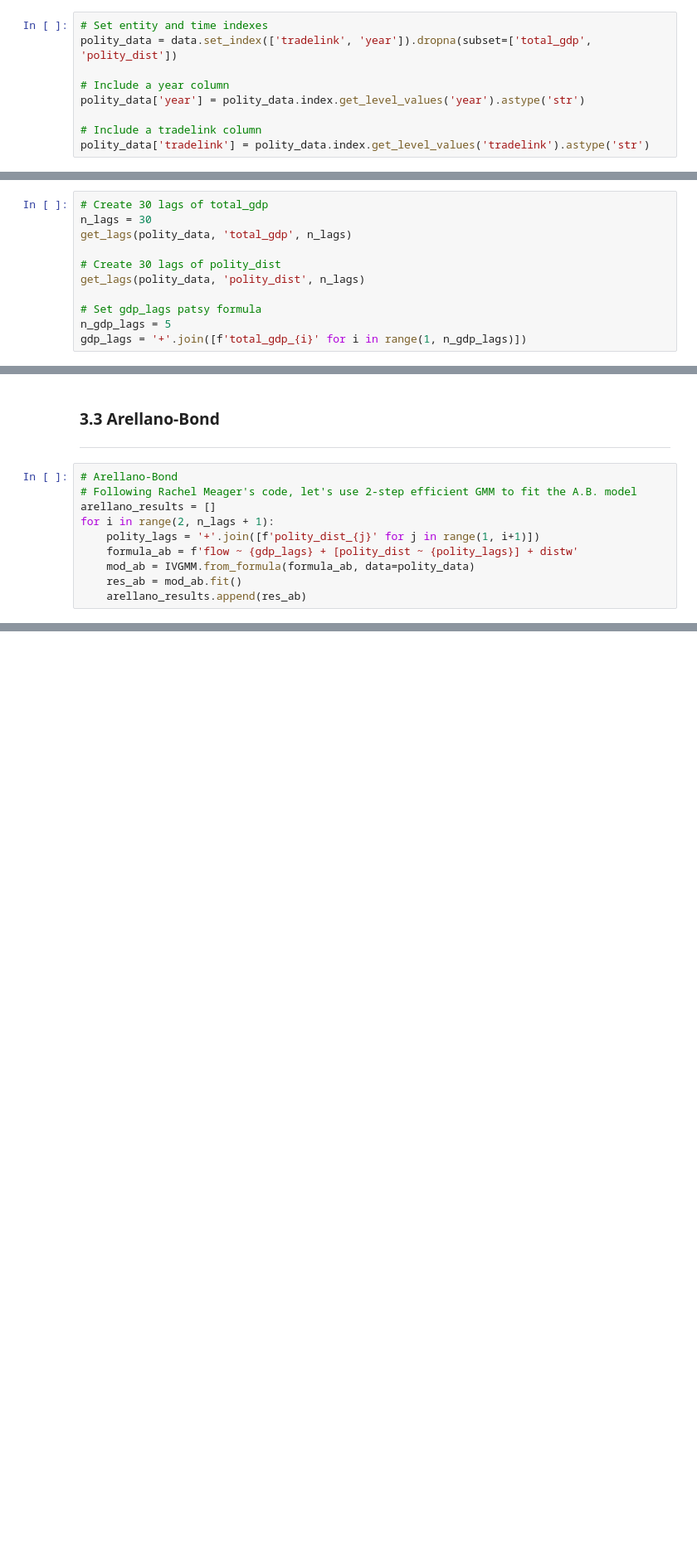
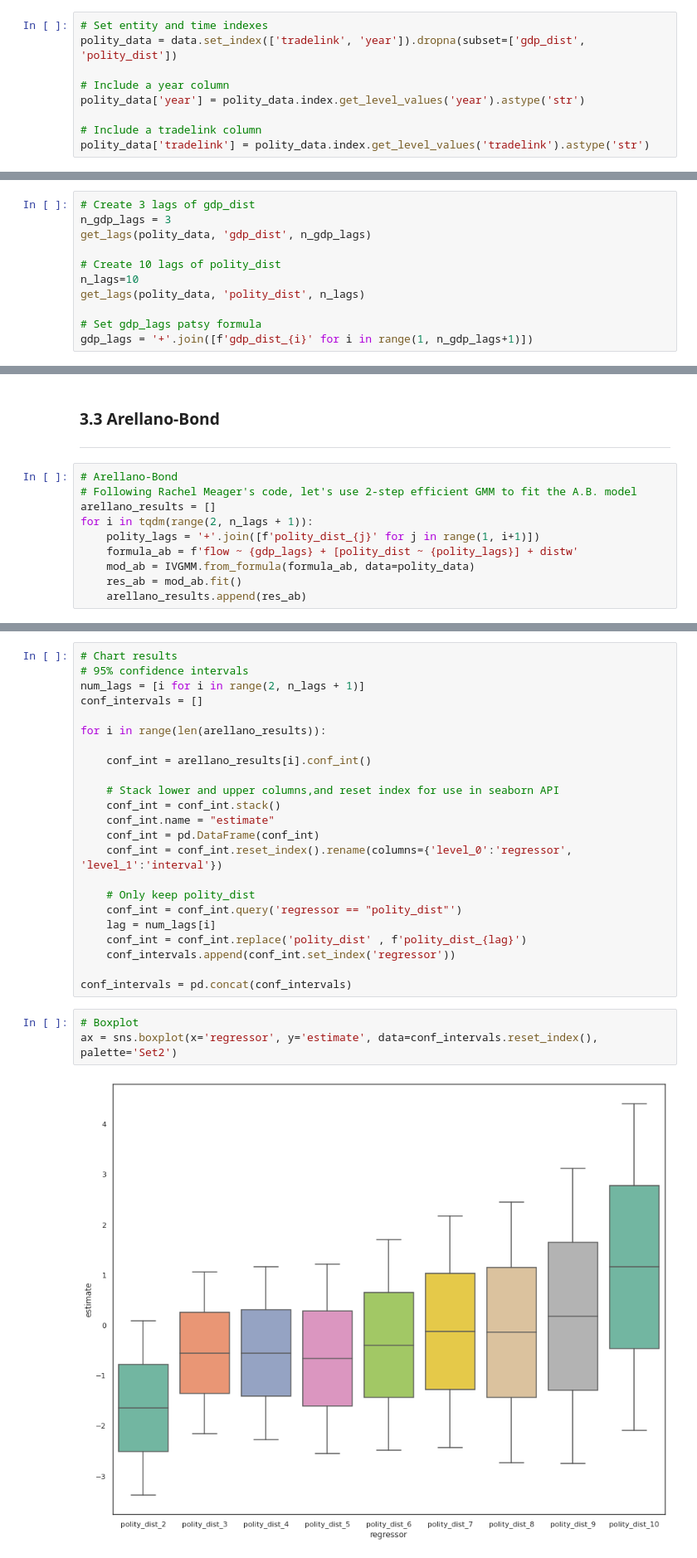
Before and after one commit to topher-lo/tradeflow-polity, a Jupyter notebook: notebooks/model.ipynb, the cells around one changed output, grey strips where cells are left out. Shown at 83% size. Drawn from its saved outputs; the diff is of its cells as text; blank space fills up the shorter version.

```diff
--- a/notebooks/model.ipynb
+++ b/notebooks/model.ipynb
@@ -73,7 +120,7 @@ grid.set_axis_labels(xlabel='Distance (km)', ylabel='Trade Flow (current US$ mil
 ---
 # %%
 # Set entity and time indexes
-polity_data = data.set_index(['tradelink', 'year']).dropna(subset=['total_gdp', 'polity_dist'])
+polity_data = data.set_index(['tradelink', 'year']).dropna(subset=['gdp_dist', 'polity_dist'])
 
 # Include a year column
 polity_data['year'] = polity_data.index.get_level_values('year').astype('str')
@@ -89,16 +136,16 @@ def get_lags(data, col, lag, level=0):
         data[f'{col}_{i+1}'] = data.groupby(level=level)[col].shift(i+1)
     return data
 # %%
-# Create 30 lags of total_gdp
-n_lags = 30
-get_lags(polity_data, 'total_gdp', n_lags)
+# Create 3 lags of gdp_dist
+n_gdp_lags = 3
+get_lags(polity_data, 'gdp_dist', n_gdp_lags)
 
-# Create 30 lags of polity_dist
+# Create 10 lags of polity_dist
+n_lags=10
 get_lags(polity_data, 'polity_dist', n_lags)
 
 # Set gdp_lags patsy formula
-n_gdp_lags = 5
-gdp_lags = '+'.join([f'total_gdp_{i}' for i in range(1, n_gdp_lags)])
+gdp_lags = '+'.join([f'gdp_dist_{i}' for i in range(1, n_gdp_lags+1)])
 # %% [markdown]
 ### 3.1 Fixed Effects
 ---
@@ -128,7 +224,7 @@ res_ah.summary
 # Arellano-Bond
 # Following Rachel Meager's code, let's use 2-step efficient GMM to fit the A.B. model
 arellano_results = []
-for i in range(2, n_lags + 1):
+for i in tqdm(range(2, n_lags + 1)):
     polity_lags = '+'.join([f'polity_dist_{j}' for j in range(1, i+1)])
     formula_ab = f'flow ~ {gdp_lags} + [polity_dist ~ {polity_lags}] + distw'
     mod_ab = IVGMM.from_formula(formula_ab, data=polity_data)
@@ -139,0 +233,28 @@ for i in range(2, n_lags + 1):
+# %%
+# Chart results
+# 95% confidence intervals
+num_lags = [i for i in range(2, n_lags + 1)]
+conf_intervals = []
+
+for i in range(len(arellano_results)):
+
+    conf_int = arellano_results[i].conf_int()
+
+    # Stack lower and upper columns,and reset index for use in seaborn API
+    conf_int = conf_int.stack()
+    conf_int.name = "estimate"
+    conf_int = pd.DataFrame(conf_int)
+    conf_int = conf_int.reset_index().rename(columns={'level_0':'regressor', 'level_1':'interval'})
+
+    # Only keep polity_dist
+    conf_int = conf_int.query('regressor == "polity_dist"')
+    lag = num_lags[i]
+    conf_int = conf_int.replace('polity_dist' , f'polity_dist_{lag}')
+    conf_intervals.append(conf_int.set_index('regressor'))
+
+conf_intervals = pd.concat(conf_intervals)
+# %%
+# Boxplot
+ax = sns.boxplot(x='regressor', y='estimate', data=conf_intervals.reset_index(), palette='Set2')
+# %% [output]
+[figure, added]
```
Also changed, not shown: parts of 17 cells of this notebook, 1 other file.
